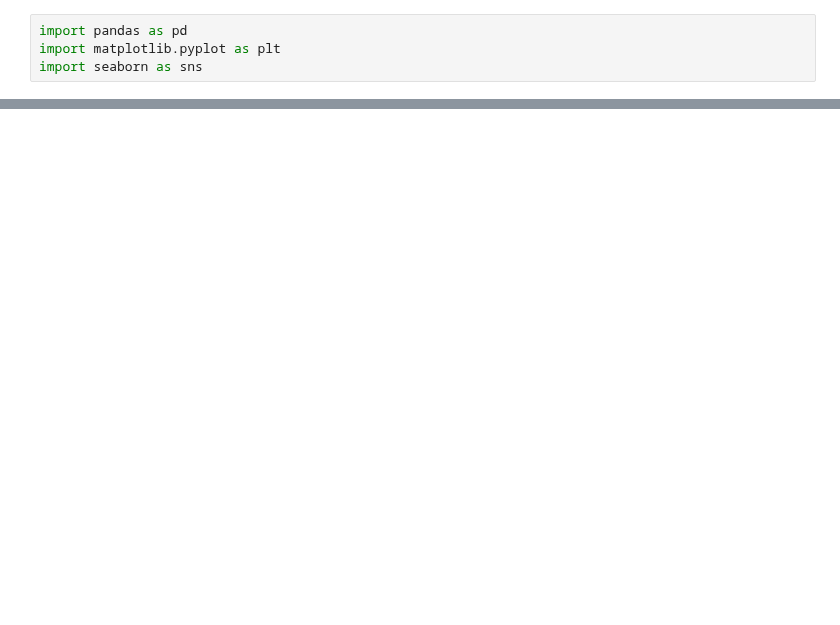
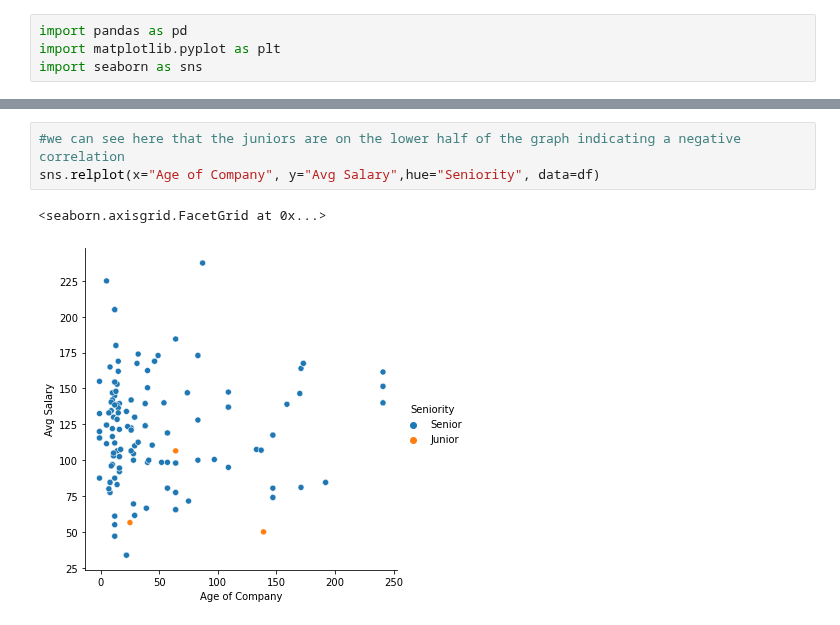
Before and after one commit to Aviost111/ds_project, a Jupyter notebook: visualisation.ipynb, the cells around one changed output, grey strips where cells are left out. Saved outputs shown, nothing was run; the diff lists cells and outputs as text; blank space fills up the shorter version.

```diff
--- a/visualisation.ipynb
+++ b/visualisation.ipynb
@@ -9,0 +55,6 @@ FileNotFoundError: [Errno 2] No such file or directory: 'train_set.csv'
+# %%
+#we can see here that the juniors are on the lower half of the graph indicating a negative correlation
+sns.relplot(x="Age of Company", y="Avg Salary",hue="Seniority", data=df)
+# %% [output]
+<seaborn.axisgrid.FacetGrid at 0x...>
+[figure, added]
```
Also changed, not shown: parts of 8 cells of this notebook.
